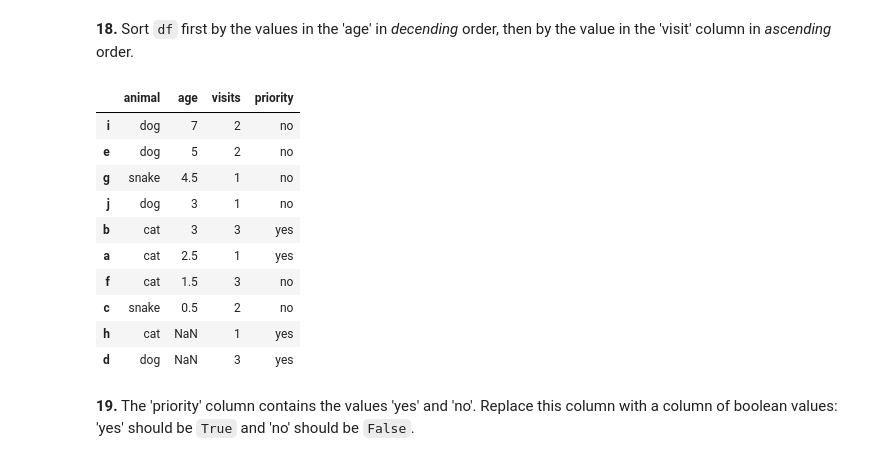
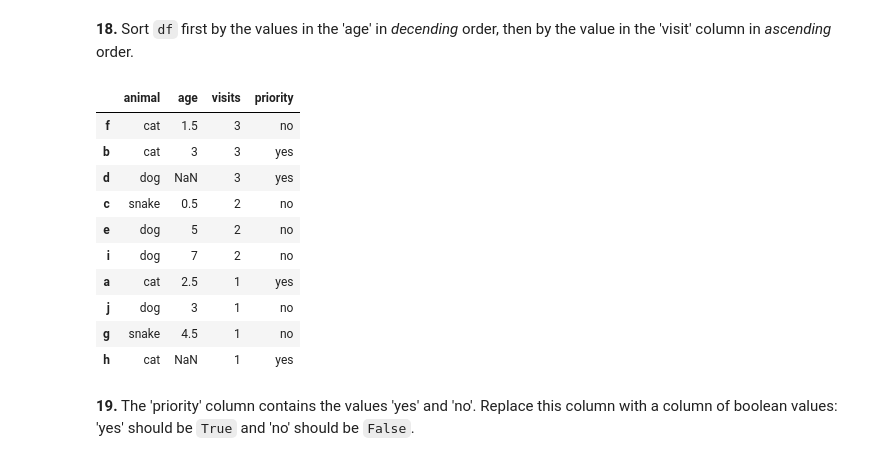
Before and after one commit to Sshetty2/byte, a Jupyter notebook: week2/100-pandas-puzzles/100-pandas-puzzles-with-solutions.ipynb, the cells around one changed output. Cells and saved outputs as stored; diff of their text form; code cells hidden in the pictures.

```diff
--- a/week2/100-pandas-puzzles/100-pandas-puzzles-with-solutions.ipynb
+++ b/week2/100-pandas-puzzles/100-pandas-puzzles-with-solutions.ipynb
@@ -233,19 +241,19 @@ Name: animal, dtype: int64
 # %% [markdown]
 **18.** Sort `df` first by the values in the 'age' in *decending* order, then by the value in the 'visit' column in *ascending* order.
 # %%
-df.sort_values(by=['age', 'visits'], ascending=[False, True])
+df.sort_values(by=['visits', 'age'], ascending=[False, True])
 # %% [output]
 |  | animal | age | visits | priority |
+| f | cat | 1.5 | 3 | no |
+| b | cat | 3 | 3 | yes |
+| d | dog | NaN | 3 | yes |
+| c | snake | 0.5 | 2 | no |
+| e | dog | 5 | 2 | no |
 | i | dog | 7 | 2 | no |
-| e | dog | 5 | 2 | no |
+| a | cat | 2.5 | 1 | yes |
+| j | dog | 3 | 1 | no |
 | g | snake | 4.5 | 1 | no |
-| j | dog | 3 | 1 | no |
-| b | cat | 3 | 3 | yes |
-| a | cat | 2.5 | 1 | yes |
-| f | cat | 1.5 | 3 | no |
-| c | snake | 0.5 | 2 | no |
 | h | cat | NaN | 1 | yes |
-| d | dog | NaN | 3 | yes |
 # %% [markdown]
 **19.** The 'priority' column contains the values 'yes' and 'no'. Replace this column with a column of boolean values: 'yes' should be `True` and 'no' should be `False`.
 # %%
```
Also changed, not shown: parts of 4 cells of this notebook, 11 other files.
